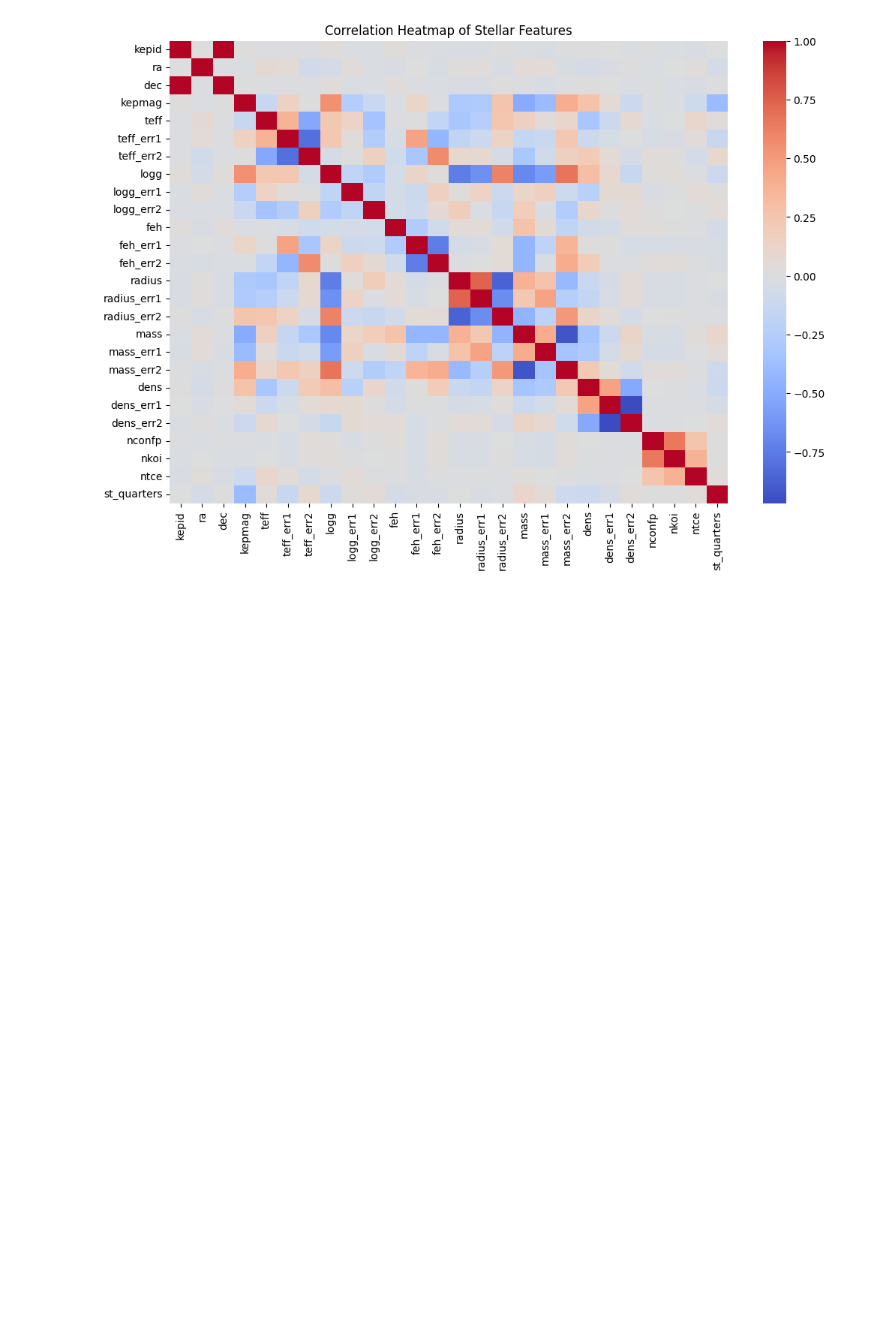
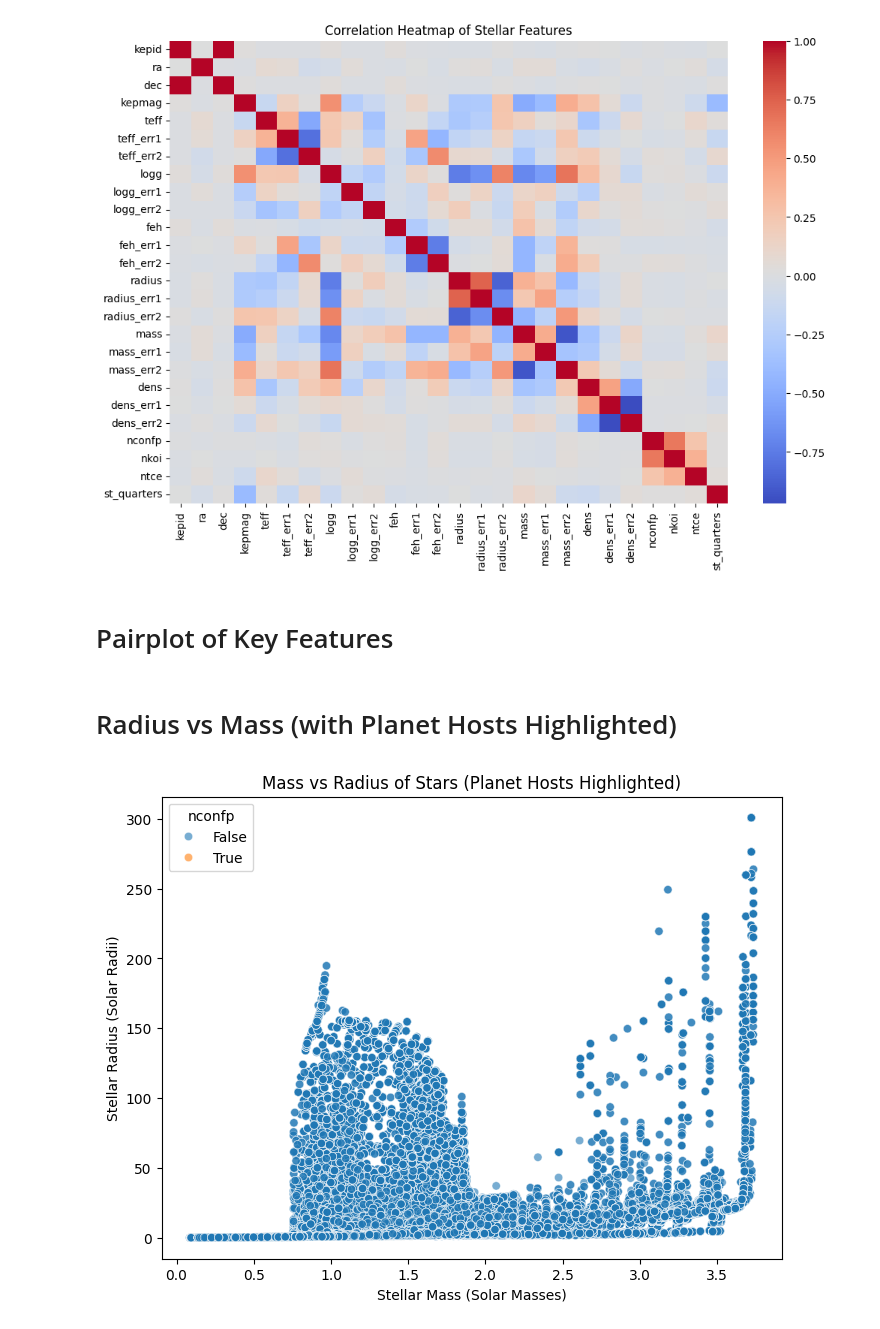
Before and after one commit to orbimatrix/The-Voyager-lab, a Jupyter notebook: stellar_visuals.ipynb, the cells around one changed output. Cells and saved outputs as stored; diff of their text form; code cells hidden in the pictures; blank space fills up the shorter version.

```diff
--- a/stellar_visuals.ipynb
+++ b/stellar_visuals.ipynb
@@ -103,3 +103,5 @@ plt.title("Correlation Heatmap of Stellar Features")
 plt.show()
 # %% [output]
 [figure]
+# %% [markdown]
+# Pairplot of Key Features
@@ -105,0 +112,13 @@ plt.show()
+# %% [markdown]
+# Radius vs Mass (with Planet Hosts Highlighted)
+# %%
+# Check if larger stars host more planets.
+
+plt.figure(figsize=(8,6))
+sns.scatterplot(data=df, x="mass", y="radius", hue=(df["nconfp"]>0), alpha=0.6)
+plt.xlabel("Stellar Mass (Solar Masses)")
+plt.ylabel("Stellar Radius (Solar Radii)")
+plt.title("Mass vs Radius of Stars (Planet Hosts Highlighted)")
+plt.show()
+# %% [output]
+[figure, added]
```
Also changed, not shown: parts of 3 cells of this notebook.
